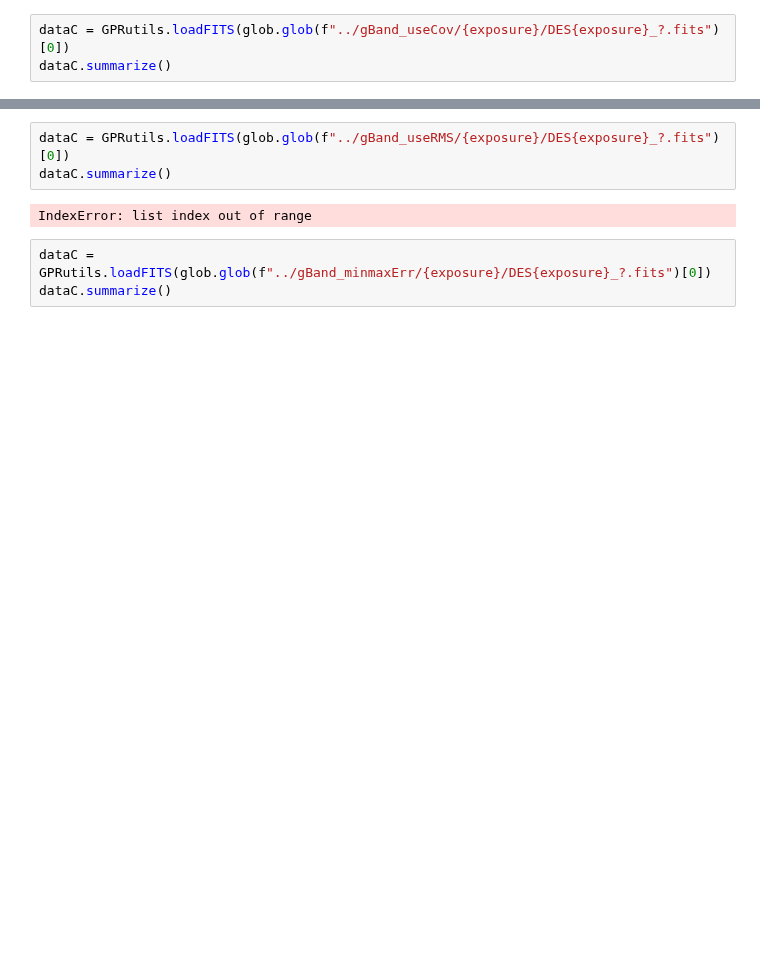
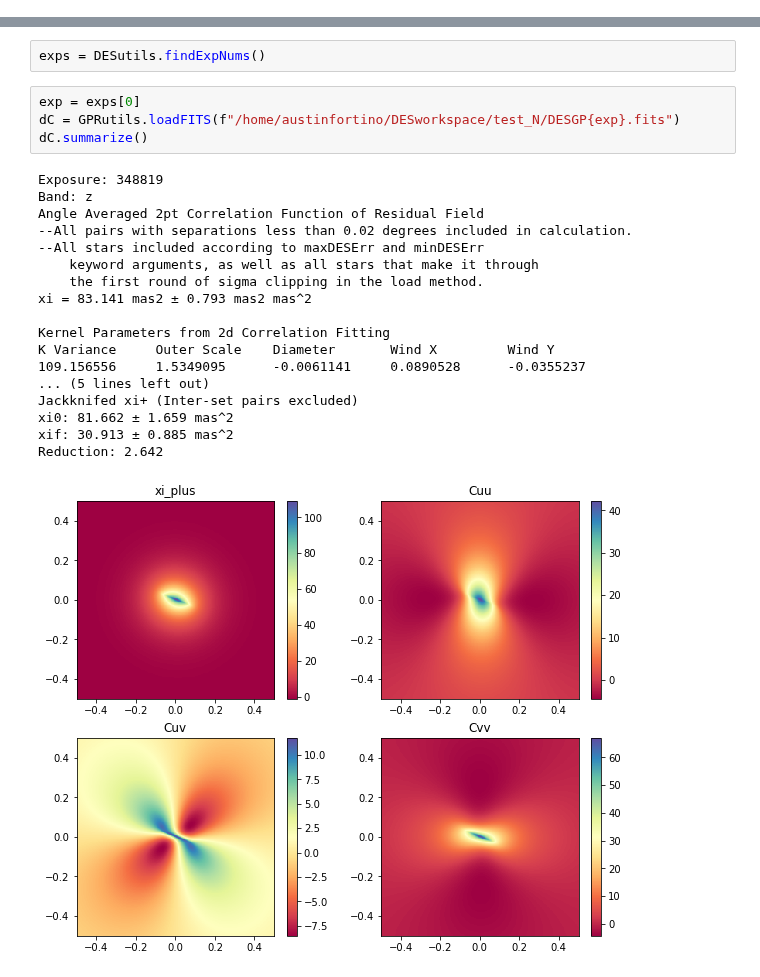
Before and after one commit to FoxFortino/DESworkspace, a Jupyter notebook: viewExp_FITS.ipynb, the cells around one changed output, grey strips where cells are left out. Saved outputs shown, nothing was run; the diff lists cells and outputs as text; blank space fills up the shorter version.

```diff
--- a/viewExp_FITS.ipynb
+++ b/viewExp_FITS.ipynb
@@ -50,3 +28,0 @@ Reduction: 4.375
-# %%
-dataC = GPRutils.loadFITS(glob.glob(f"../gBand_useCov/{exposure}/DES{exposure}_?.fits")[0])
-dataC.summarize()
@@ -77,8 +29,25 @@ Reduction: 1.998
-# %%
-dataC = GPRutils.loadFITS(glob.glob(f"../gBand_useRMS/{exposure}/DES{exposure}_?.fits")[0])
-dataC.summarize()
-# %% [output]
-IndexError: list index out of range
-# %%
-dataC = GPRutils.loadFITS(glob.glob(f"../gBand_minmaxErr/{exposure}/DES{exposure}_?.fits")[0])
-dataC.summarize()
+# %%
+exps = DESutils.findExpNums()
+# %%
+exp = exps[0]
+dC = GPRutils.loadFITS(f"/home/austinfortino/DESworkspace/test_N/DESGP{exp}.fits")
+dC.summarize()
+# %% [output]
+Exposure: 348819
+Band: z
+Angle Averaged 2pt Correlation Function of Residual Field
+--All pairs with separations less than 0.02 degrees included in calculation.
+--All stars included according to maxDESErr and minDESErr
+    keyword arguments, as well as all stars that make it through
+    the first round of sigma clipping in the load method.
+xi = 83.141 mas2 ± 0.793 mas2 mas^2
+
+Kernel Parameters from 2d Correlation Fitting
+K Variance     Outer Scale    Diameter       Wind X         Wind Y
+109.156556     1.5349095      -0.0061141     0.0890528      -0.0355237
+... (5 lines left out)
+Jackknifed xi+ (Inter-set pairs excluded)
+xi0: 81.662 ± 1.659 mas^2
+xif: 30.913 ± 0.885 mas^2
+Reduction: 2.642
+[figure, added]
```
Also changed, not shown: parts of 7 cells of this notebook.
